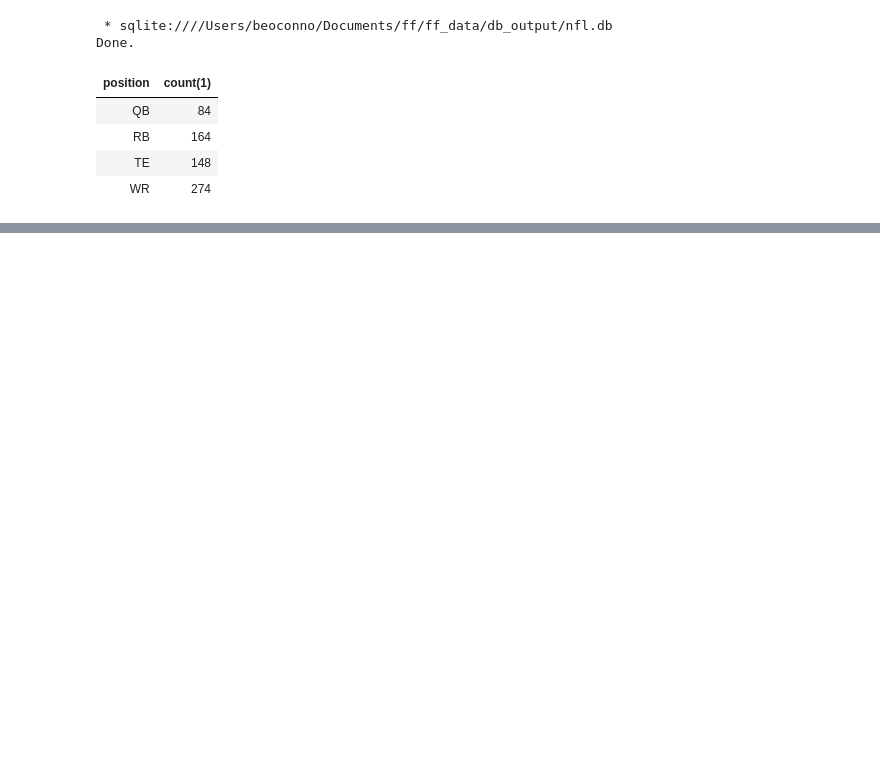
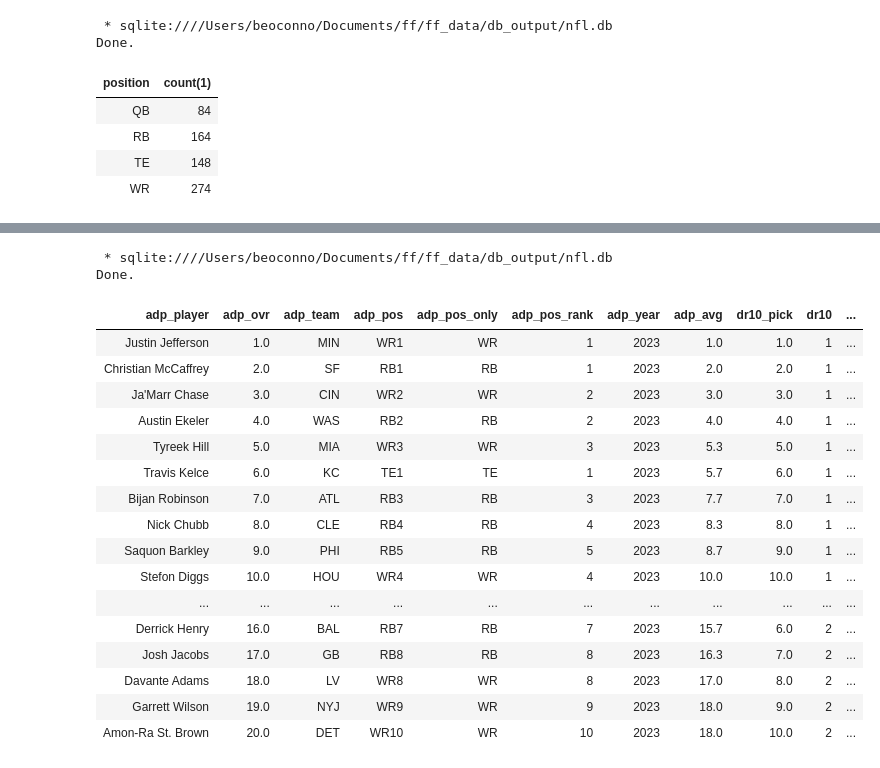
Before and after one commit to uobeno/ff_data, a Jupyter notebook: notebooks/nfl/IntroNotebook.ipynb, the cells around one changed output, grey strips where cells are left out. Drawn from its saved outputs; the diff is of its cells as text; code cells hidden in the pictures; blank space fills up the shorter version.

```diff
--- a/notebooks/nfl/IntroNotebook.ipynb
+++ b/notebooks/nfl/IntroNotebook.ipynb
@@ -1383,0 +1606,29 @@ Done.
+# %%
+%%sql
+SELECT
+    name
+FROM nfl_adp_hype
+WHERE 1=1
+    AND dr10 IN ('1')
+    AND c_year = '2023'
+ORDER BY adp_ovr ASC
+# %% [output]
+ * sqlite:////Users/beoconno/Documents/ff/ff_data/db_output/nfl.db
+Done.
+| adp_player | adp_ovr | adp_team | adp_pos | adp_pos_only | adp_pos_rank | adp_year | adp_avg | dr10_pick | dr10 | ... |
+| Justin Jefferson | 1.0 | MIN | WR1 | WR | 1 | 2023 | 1.0 | 1.0 | 1 | ... |
+| Christian McCaffrey | 2.0 | SF | RB1 | RB | 1 | 2023 | 2.0 | 2.0 | 1 | ... |
+| Ja'Marr Chase | 3.0 | CIN | WR2 | WR | 2 | 2023 | 3.0 | 3.0 | 1 | ... |
+| Austin Ekeler | 4.0 | WAS | RB2 | RB | 2 | 2023 | 4.0 | 4.0 | 1 | ... |
+| Tyreek Hill | 5.0 | MIA | WR3 | WR | 3 | 2023 | 5.3 | 5.0 | 1 | ... |
+| Travis Kelce | 6.0 | KC | TE1 | TE | 1 | 2023 | 5.7 | 6.0 | 1 | ... |
+| Bijan Robinson | 7.0 | ATL | RB3 | RB | 3 | 2023 | 7.7 | 7.0 | 1 | ... |
+| Nick Chubb | 8.0 | CLE | RB4 | RB | 4 | 2023 | 8.3 | 8.0 | 1 | ... |
+| Saquon Barkley | 9.0 | PHI | RB5 | RB | 5 | 2023 | 8.7 | 9.0 | 1 | ... |
+| Stefon Diggs | 10.0 | HOU | WR4 | WR | 4 | 2023 | 10.0 | 10.0 | 1 | ... |
+| ... | ... | ... | ... | ... | ... | ... | ... | ... | ... | ... |
+| Derrick Henry | 16.0 | BAL | RB7 | RB | 7 | 2023 | 15.7 | 6.0 | 2 | ... |
+| Josh Jacobs | 17.0 | GB | RB8 | RB | 8 | 2023 | 16.3 | 7.0 | 2 | ... |
+| Davante Adams | 18.0 | LV | WR8 | WR | 8 | 2023 | 17.0 | 8.0 | 2 | ... |
+| Garrett Wilson | 19.0 | NYJ | WR9 | WR | 9 | 2023 | 18.0 | 9.0 | 2 | ... |
+| Amon-Ra St. Brown | 20.0 | DET | WR10 | WR | 10 | 2023 | 18.0 | 10.0 | 2 | ... |
```
Also changed, not shown: parts of 9 cells of this notebook, 2 other files.
